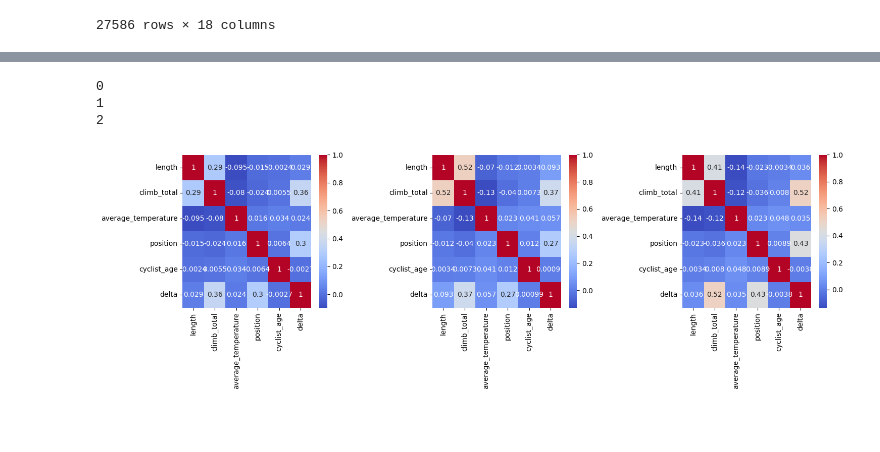
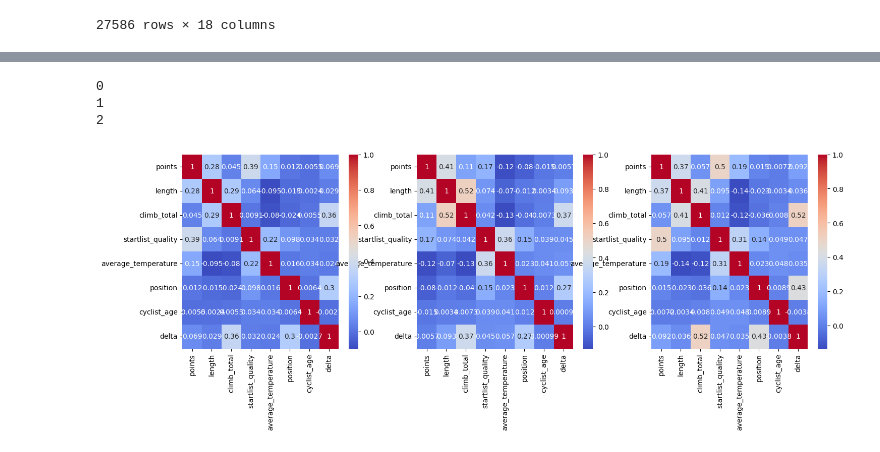
Before and after one commit to fefex302/Data-Mining, a Jupyter notebook: Data_Understanding.ipynb, the cells around one changed output, grey strips where cells are left out. Saved outputs shown, nothing was run; the diff lists cells and outputs as text; code cells hidden in the pictures; blank space fills up the shorter version.

Commit message:
added heatmaps

```diff
--- a/Data_Understanding.ipynb
+++ b/Data_Understanding.ipynb
@@ -100,10 +100,10 @@ cyclist_team               91
 delta                    2836
 dtype: int64
 # %%
-races['points'] = races['points'].astype(object)
+#races['points'] = races['points'].astype(object)
 races['uci_points'] = races['uci_points'].astype(object)
 races['profile'] = races['profile'].astype(object)
-races['startlist_quality'] = races['startlist_quality'].astype(object)
+#races['startlist_quality'] = races['startlist_quality'].astype(object)
 # %% [markdown]
 Lo startlist_quality della gara è davvero categorico? Dato che è un valore che non è cappato potrebbe essere numerico.
 # %%
@@ -441,25 +441,25 @@ correlations_final
 # %%
 correlations = []
 for tipo in correlations_final['correlation_type'].unique():
     df_tipo = correlations_final[correlations_final['correlation_type'] == tipo]
 
     correlations.append(df_tipo)
 
 
 
-fig, axs = plt.subplots(1, 3, figsize=(15, 5))  # 1 riga, 3 colonne
+fig, axs = plt.subplots(1, 3, figsize=(17, 5))  # 1 riga, 3 colonne
 
 for i,ax in enumerate(axs.flat):
     print(i)
     tmp = correlations[i].drop(columns='correlation_type')
     sns.heatmap(tmp, annot=True, cmap='coolwarm', ax=ax)
 
-plt.tight_layout()
+#plt.tight_layout()
 plt.show()
 # sns.heatmap(correlations[0], annot=True, cmap='coolwarm', center=0)
 # plt.show()
 # %% [output]
 0
 1
 2
-[figure, old version]
+[figure, new version]
```
Also changed, not shown: parts of 5 cells of this notebook.
